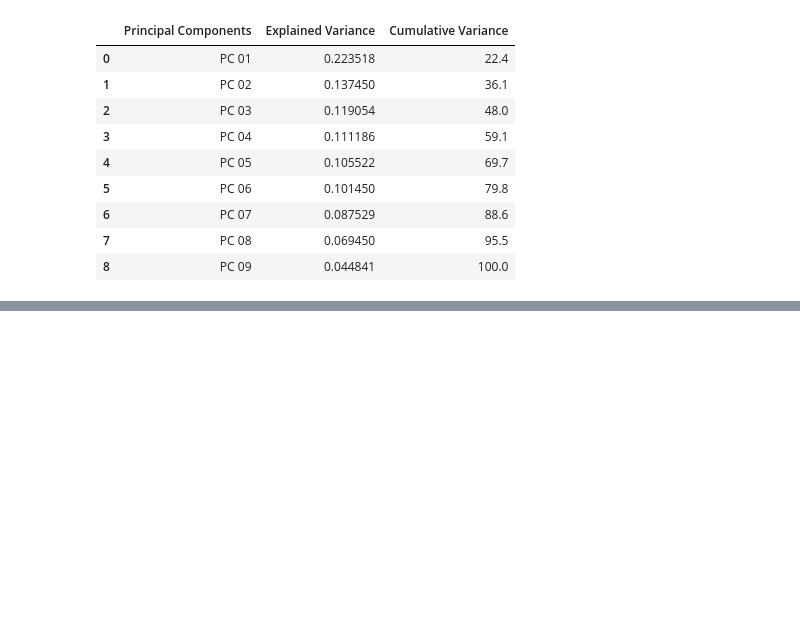
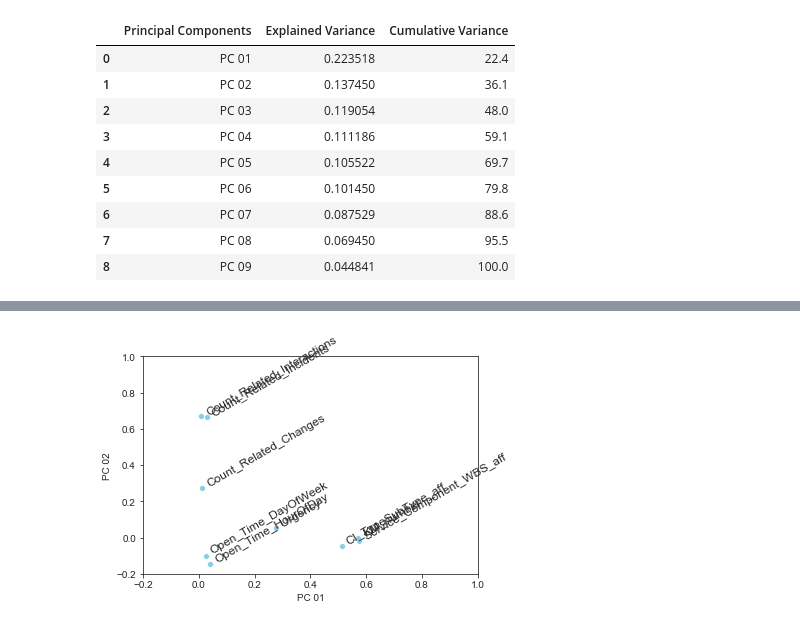
Before and after one commit to cmhstudies/Incident-Management-Process-BPIC2014, a Jupyter notebook: 05.03.a Feature Analysis PCA.ipynb, the cells around one changed output, grey strips where cells are left out. Drawn from its saved outputs; the diff is of its cells as text; code cells hidden in the pictures; blank space fills up the shorter version.

```diff
--- a/05.03.a Feature Analysis PCA.ipynb
+++ b/05.03.a Feature Analysis PCA.ipynb
@@ -93,0 +132,3 @@ plt.savefig("reports/05.03.a PCA Explained and Cummulative Variance.png")
+# %%
+pcLabeled = pd.DataFrame([X_std.columns,covar_matrix.components_[0],covar_matrix.components_[1]], index=["Variable","PC 01", "PC 02"]).transpose()
+pcLabeled
@@ -93,0 +146,3 @@ plt.savefig("reports/05.03.a PCA Explained and Cummulative Variance.png")
+# %%
+for line in range(pcLabeled.shape[0]):
+    print(pcLabeled.loc[line,"Variable"])
@@ -93,0 +159,21 @@ plt.savefig("reports/05.03.a PCA Explained and Cummulative Variance.png")
+# %%
+# plt.scatter(pcLabeled['PC 01'],pcLabeled['PC 02'], marker='x')
+
+p1 = sns.scatterplot(data = pcLabeled, x=pcLabeled['PC 01'], y=pcLabeled['PC 02'], color='skyblue', )
+
+# add annotations one by one with a loop
+for line in range(pcLabeled.shape[0]):
+   p1.text(pcLabeled.loc[line,"PC 01"]+0.01,
+            pcLabeled.loc[line,"PC 02"]+0.01,
+   pcLabeled.loc[line,"Variable"],
+   horizontalalignment='left',
+   size='large',
+   rotation=30)
+plt.xlim(-0.2,1)
+plt.ylim(-0.2,1)
+plt.savefig("reports/05.03.b Variance within first two PCs.png", dpi=300)
+
+
+plt.show()
+# %% [output]
+[figure, added]
```
Also changed, not shown: parts of 12 cells of this notebook, 23 other files.
